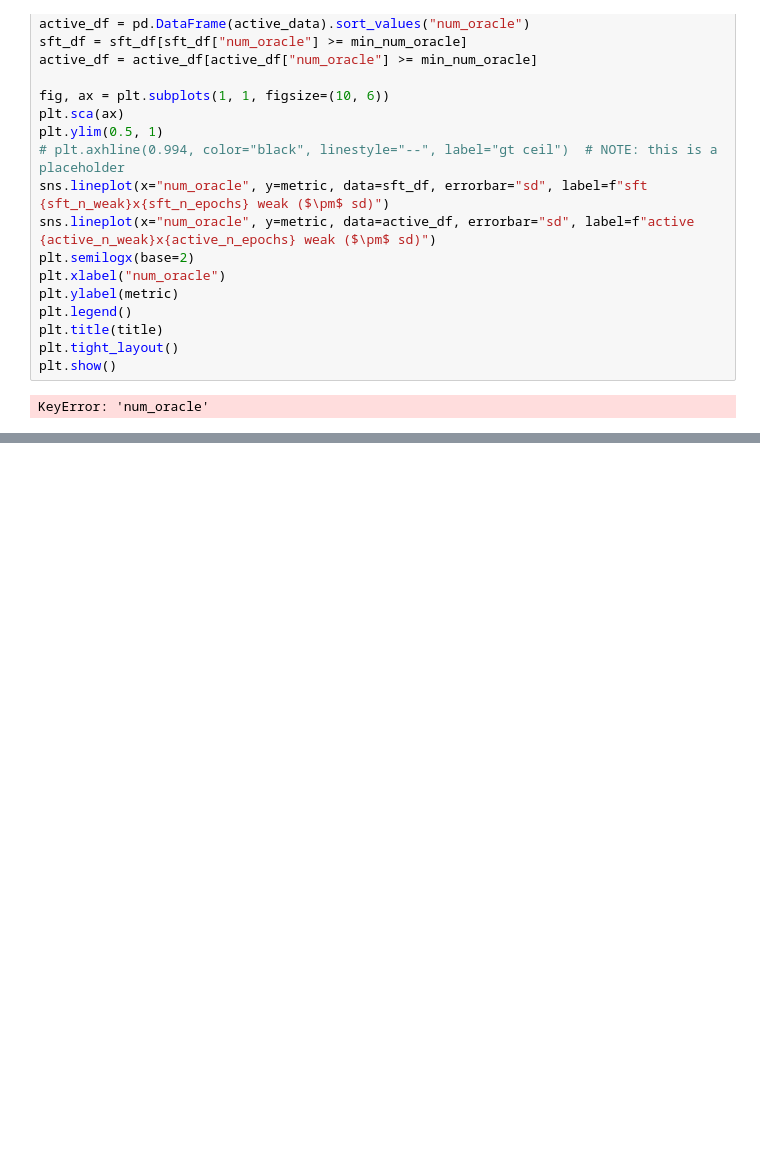
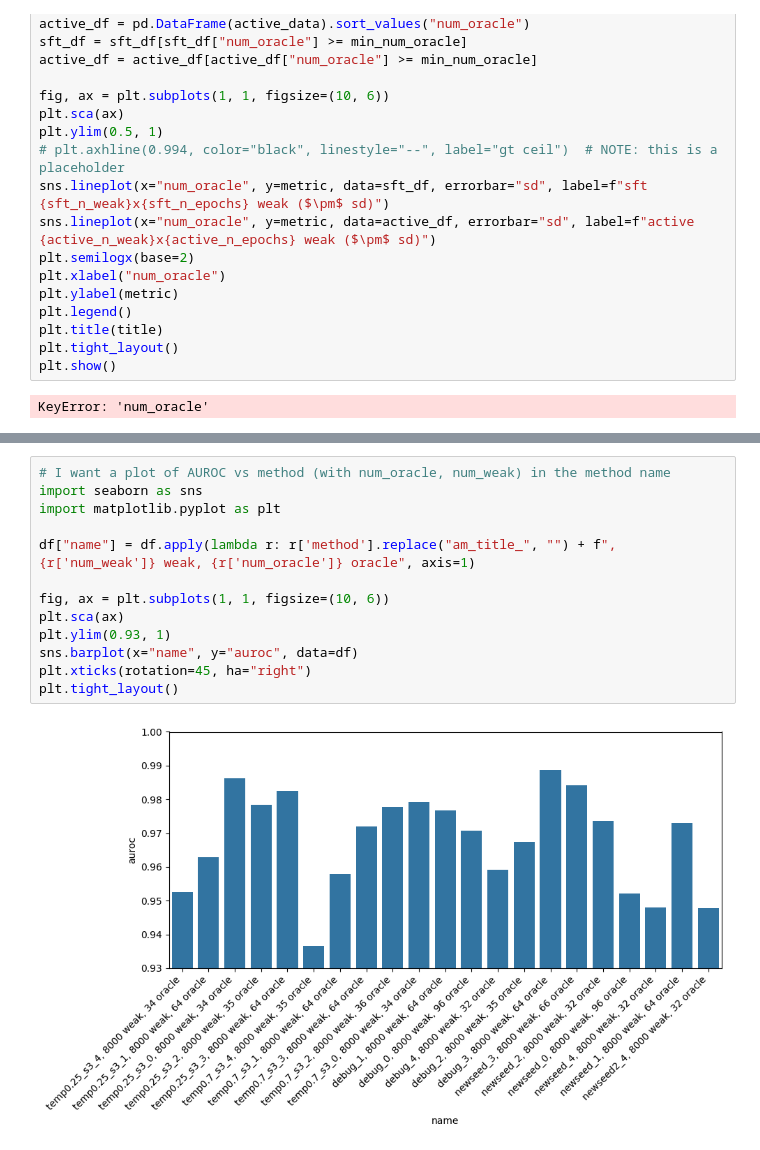
Before and after one commit to EleutherAI/w2s, a Jupyter notebook: analysis.ipynb, the cells around one changed output, grey strips where cells are left out. Drawn from its saved outputs; the diff is of its cells as text; blank space fills up the shorter version.

Commit message:
cost sweep; log num weak

```diff
--- a/analysis.ipynb
+++ b/analysis.ipynb
@@ -207,0 +242,15 @@ for subdir in subdirs:
+# %%
+# I want a plot of AUROC vs method (with num_oracle, num_weak) in the method name
+import seaborn as sns
+import matplotlib.pyplot as plt
+
+df["name"] = df.apply(lambda r: r['method'].replace("am_title_", "") + f", {r['num_weak']} weak, {r['num_oracle']} oracle", axis=1)
+
+fig, ax = plt.subplots(1, 1, figsize=(10, 6))
+plt.sca(ax)
+plt.ylim(0.93, 1)
+sns.barplot(x="name", y="auroc", data=df)
+plt.xticks(rotation=45, ha="right")
+plt.tight_layout()
+# %% [output]
+[figure, added]
```
Also changed, not shown: parts of 5 cells of this notebook, 7 other files.
